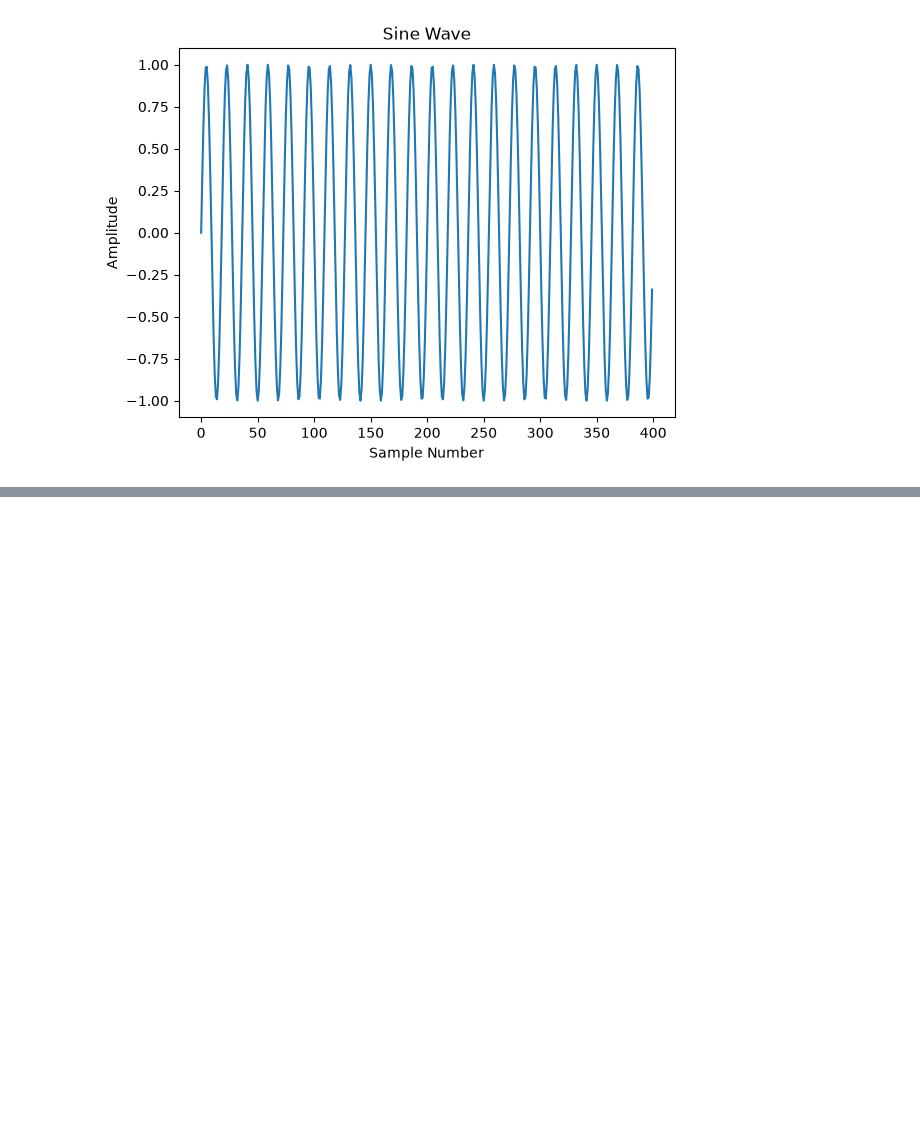
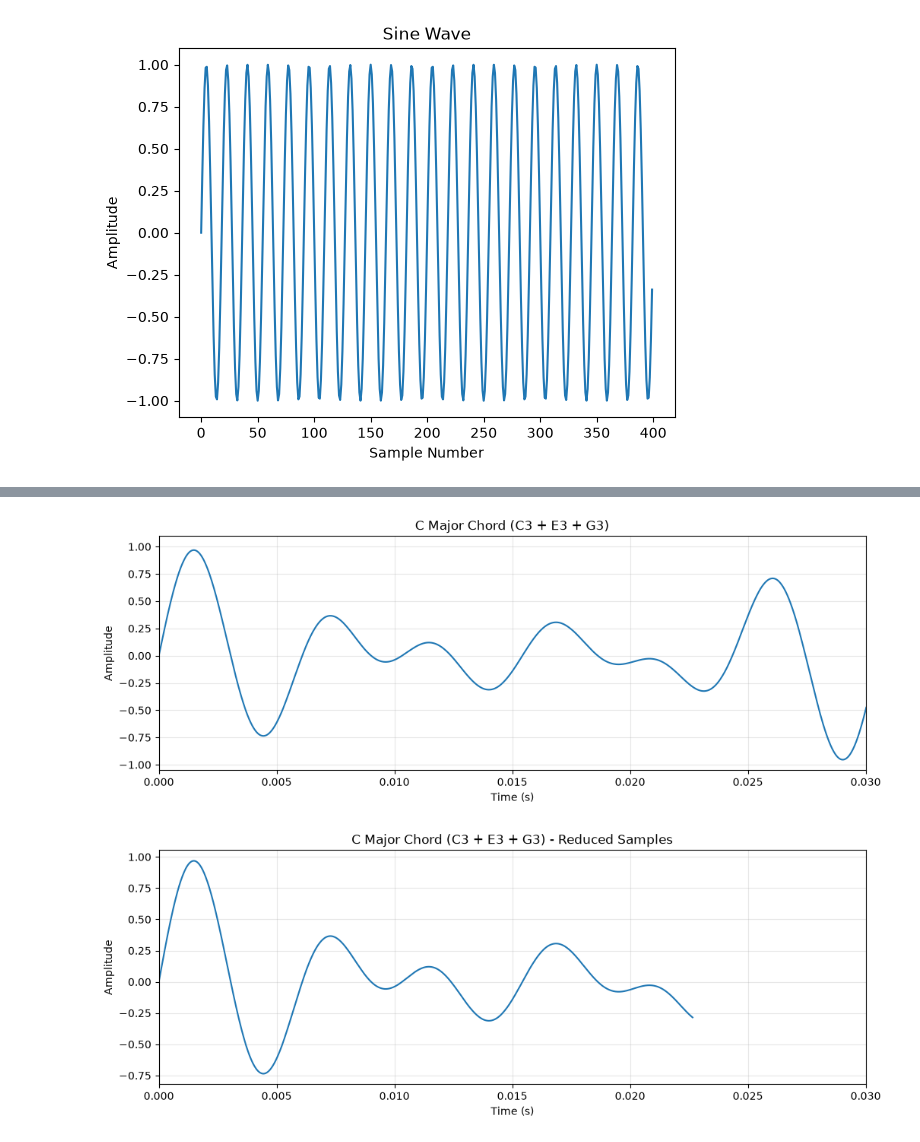
Before and after one commit to GumballGB/chordsense, a Jupyter notebook: explore.ipynb, the cells around one changed output, grey strips where cells are left out. Cells and saved outputs as stored; diff of their text form; code cells hidden in the pictures; blank space fills up the shorter version.

```diff
--- a/explore.ipynb
+++ b/explore.ipynb
@@ -19,0 +37,50 @@ plt.show()  # Display the plot
+# %%
+# C major chord: C3, E3, G3
+fs = 44100
+n_samples = 44100
+n_reduced_samples = 1000  # Reduce to first 1000 samples for plotting
+
+# Generate time vector, samples from 0 to 1 second
+# Each time step is 1/fs, so t = [0, 1/fs, 2/fs, ..., (n_samples-1)/fs]
+t = np.arange(n_samples) / fs
+t_reduced = np.arange(n_reduced_samples) / fs  # Reduced time vector for plotting
+
+# The 44100 sample case #
+
+# Our notes: C3 (130.81 Hz), E3 (164.81 Hz), G3 (196.00 Hz)
+c3 = np.sin(2 * np.pi * 130.81 * t)
+e3 = np.sin(2 * np.pi * 164.81 * t)
+g3 = np.sin(2 * np.pi * 196.00 * t)
+
+# We normalize to avoid clipping when we sum the waves.
+c_chord = (c3 + e3 + g3) / 3
+
+# The reduced sample case for plotting
+
+c_3_reduced = np.sin(2 * np.pi * 130.81 * t_reduced)
+e_3_reduced = np.sin(2 * np.pi * 164.81 * t_reduced)
+g_3_reduced = np.sin(2 * np.pi * 196.00 * t_reduced)
+c_chord_reduced = (c_3_reduced + e_3_reduced + g_3_reduced) / 3
+
+# Plot the C major chord waveform
+plt.figure(figsize=(12, 4))
+plt.plot(t, c_chord)
+plt.title("C Major Chord (C3 + E3 + G3)")
+plt.xlabel("Time (s)")
+plt.ylabel("Amplitude")
+plt.xlim(0, 0.03)  # zoom in to see waveform shape
+plt.grid(True, alpha=0.3)
+plt.show()
+
+# Plot the reduced C major chord waveform
+plt.figure(figsize=(12, 4))
+plt.plot(t_reduced, c_chord_reduced)
+plt.title("C Major Chord (C3 + E3 + G3) - Reduced Samples")
+plt.xlabel("Time (s)")
+plt.ylabel("Amplitude")
+plt.xlim(0, 0.03)  # zoom in to see waveform shape
+plt.grid(True, alpha=0.3)
+plt.show()
+# %% [output]
+[figure, added]
+[figure, added]
```
Also changed, not shown: parts of 7 cells of this notebook, 4 other files.
